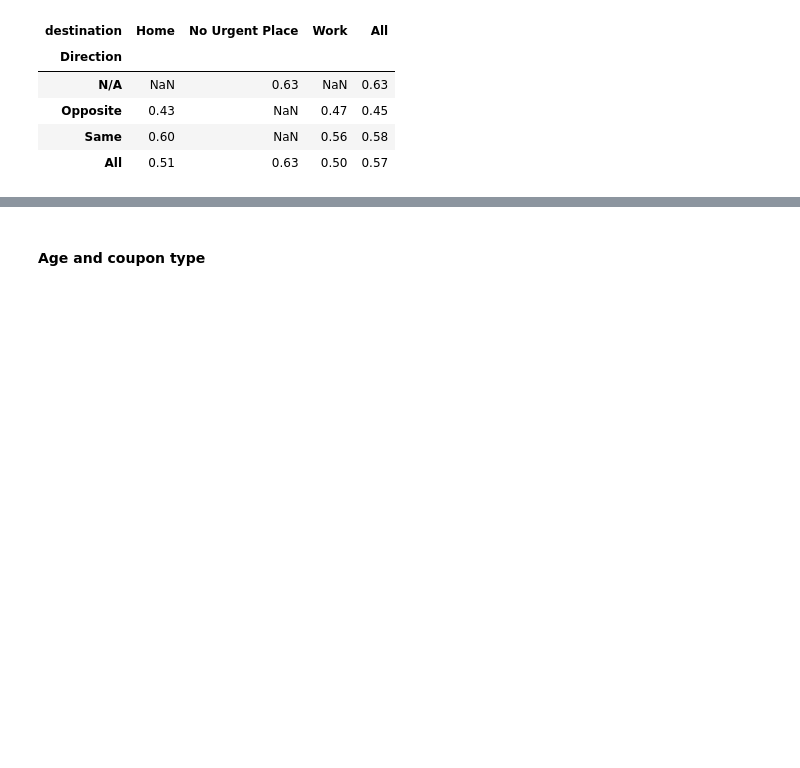
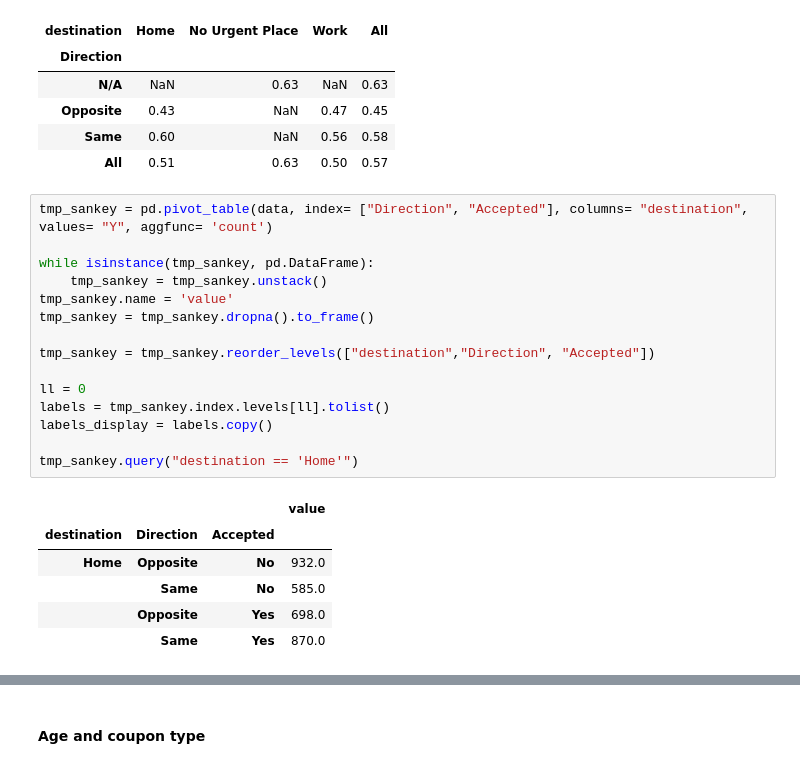
Before and after one commit to garimasc/assignment_5_1_gsc, a Jupyter notebook: gsc_submission.ipynb, the cells around one changed output, grey strips where cells are left out. Drawn from its saved outputs; the diff is of its cells as text; blank space fills up the shorter version.

```diff
--- a/gsc_submission.ipynb
+++ b/gsc_submission.ipynb
@@ -175,4 +175,26 @@ pd.pivot_table(data, index= "Direction", columns= "destination", values= "Y", ag
 | Opposite | 0.43 | NaN | 0.47 | 0.45 |
 | Same | 0.60 | NaN | 0.56 | 0.58 |
 | All | 0.51 | 0.63 | 0.50 | 0.57 |
+# %%
+tmp_sankey = pd.pivot_table(data, index= ["Direction", "Accepted"], columns= "destination", values= "Y", aggfunc= 'count')
+
+while isinstance(tmp_sankey, pd.DataFrame):
+    tmp_sankey = tmp_sankey.unstack()
+tmp_sankey.name = 'value'
+tmp_sankey = tmp_sankey.dropna().to_frame()
+
+tmp_sankey = tmp_sankey.reorder_levels(["destination","Direction", "Accepted"])
+
+ll = 0
+labels = tmp_sankey.index.levels[ll].tolist()
+labels_display = labels.copy()
+
+tmp_sankey.query("destination == 'Home'")
+# %% [output]
+|  |  |  | value |
+| destination | Direction | Accepted |  |
+| Home | Opposite | No | 932.0 |
+|  | Same | No | 585.0 |
+|  | Opposite | Yes | 698.0 |
+|  | Same | Yes | 870.0 |
 # %%
```
Also changed, not shown: parts of 1 cell of this notebook.
